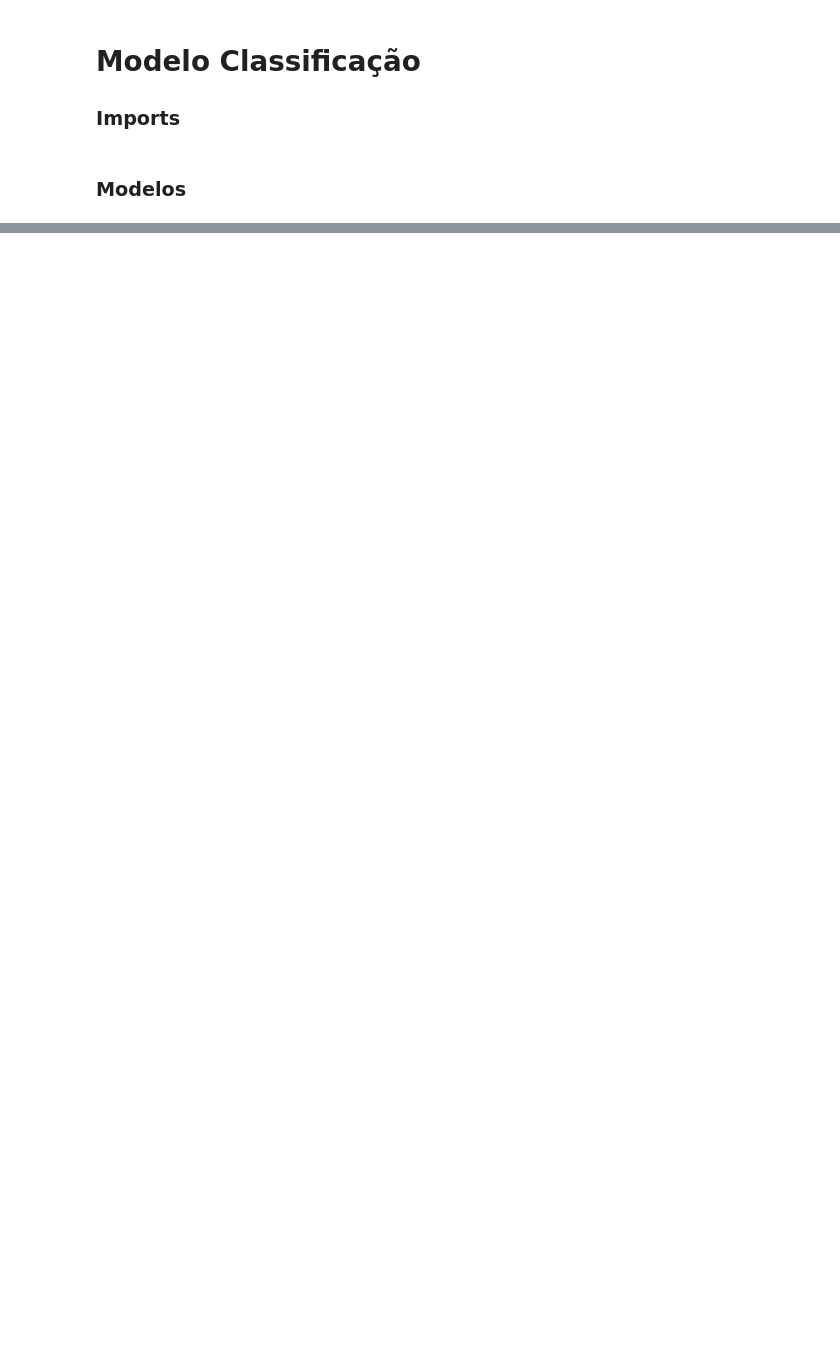
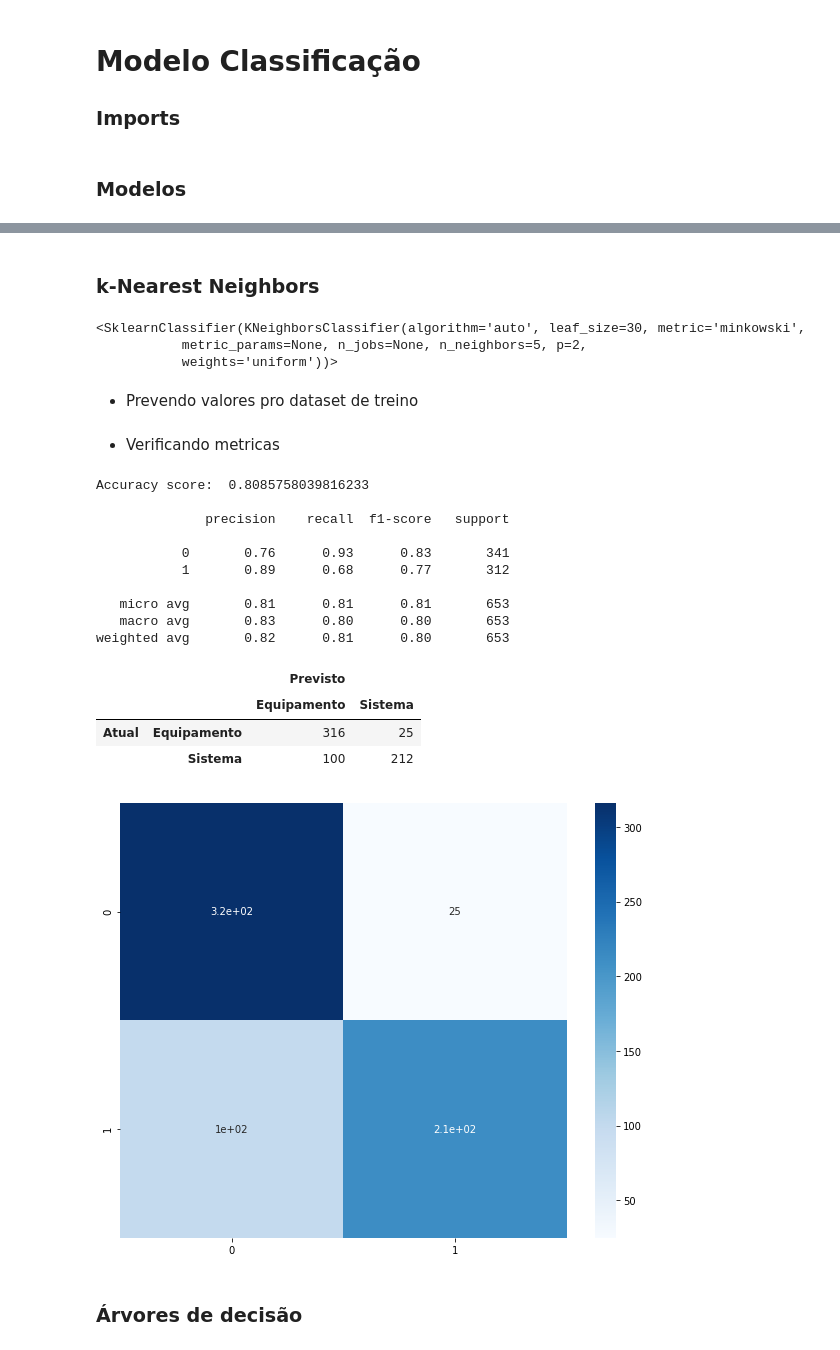
Before and after one commit to gabrielfas/classificacao-chamados-suporte, a Jupyter notebook: Classificador Chamados.ipynb, the cells around one changed output, grey strips where cells are left out. Cells and saved outputs as stored; diff of their text form; code cells hidden in the pictures; blank space fills up the shorter version.

```diff
--- a/Classificador Chamados.ipynb
+++ b/Classificador Chamados.ipynb
@@ -391 +424,4 @@ Naive Bayes Accuracy: 88.05513016845329
 MultiLayer Perceptron (MLP) Accuracy: 88.51454823889739
+# %%
+# make class label prediction for testing set
+txt_features, labels = zip(*teste)
@@ -391,0 +430,49 @@ MultiLayer Perceptron (MLP) Accuracy: 88.51454823889739
+# %%
+def metricas(labels, prediction):
+    print('Accuracy score: ', accuracy_score(labels, prediction), '\n')
+    print(classification_report(labels, prediction))
+    matriz_confusao = pd.DataFrame(
+                    confusion_matrix(labels, prediction),
+                    index = [['Atual', 'Atual'], ['Equipamento', 'Sistema']],
+                    columns = [['Previsto', 'Previsto'], ['Equipamento', 'Sistema']])
+    display(matriz_confusao)
+
+    plt.figure(figsize=(10,8))
+    sns.heatmap(confusion_matrix(labels, prediction), annot=True, cmap='Blues')
+    plt.show()
+# %% [markdown]
+### k-Nearest Neighbors
+# %%
+nltk_knn = SklearnClassifier(KNeighborsClassifier(n_neighbors=5, weights='uniform', algorithm='auto', leaf_size=30,
+                                                 p=2, metric='minkowski', metric_params=None, n_jobs=None))
+nltk_knn.train(treino)
+# %% [output]
+<SklearnClassifier(KNeighborsClassifier(algorithm='auto', leaf_size=30, metric='minkowski',
+           metric_params=None, n_jobs=None, n_neighbors=5, p=2,
+           weights='uniform'))>
+# %% [markdown]
+- Prevendo valores pro dataset de treino
+# %%
+prediction_knn = nltk_knn.classify_many(txt_features)
+# %% [markdown]
+- Verificando metricas
+# %%
+metricas(labels, prediction_knn)
+# %% [output]
+Accuracy score:  0.8085758039816233
+
+              precision    recall  f1-score   support
+
+           0       0.76      0.93      0.83       341
+           1       0.89      0.68      0.77       312
+
+   micro avg       0.81      0.81      0.81       653
+   macro avg       0.83      0.80      0.80       653
+weighted avg       0.82      0.81      0.80       653
+|  |  | Previsto |  |
+|  |  | Equipamento | Sistema |
+| Atual | Equipamento | 316 | 25 |
+|  | Sistema | 100 | 212 |
+[figure, added]
+# %% [markdown]
+### Árvores de decisão
```
Also changed, not shown: parts of 38 cells of this notebook, 13 other files.
